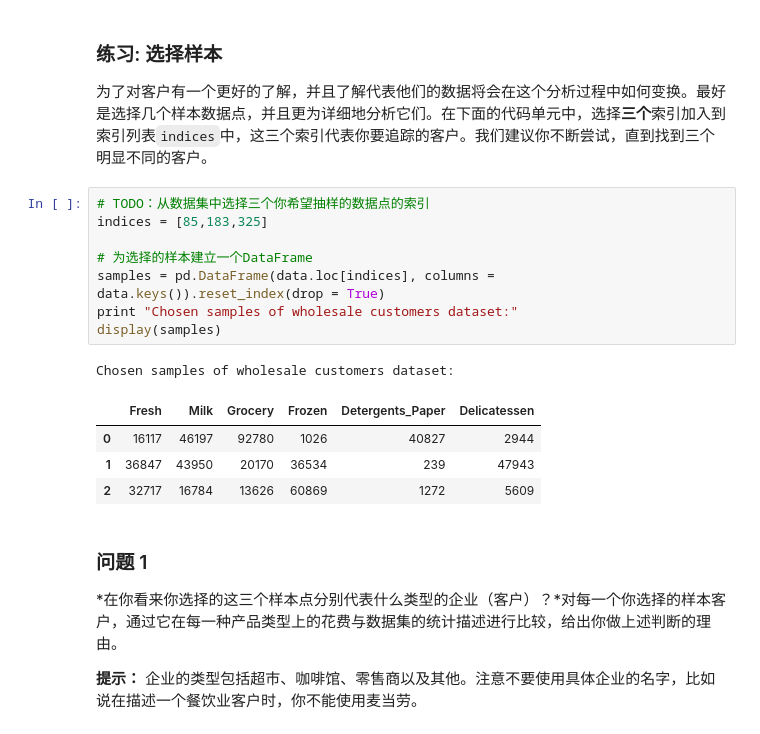
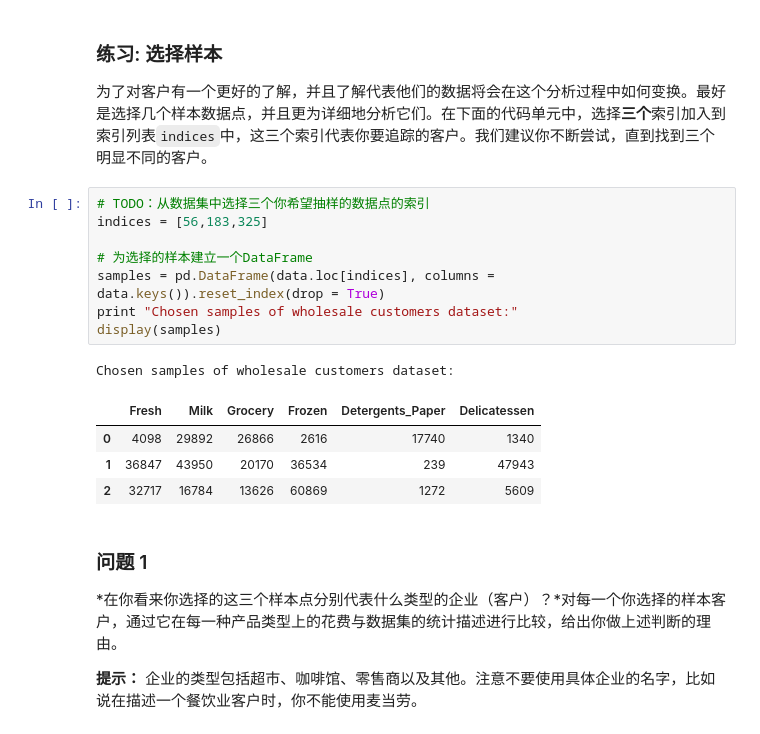
Before and after one commit to valleebleue/customer_segments, a Jupyter notebook: customer_segments.ipynb, the cells around one changed output. Drawn from its saved outputs; the diff is of its cells as text.

```diff
--- a/customer_segments.ipynb
+++ b/customer_segments.ipynb
@@ -63,16 +63,16 @@ display(data.describe())
 为了对客户有一个更好的了解，并且了解代表他们的数据将会在这个分析过程中如何变换。最好是选择几个样本数据点，并且更为详细地分析它们。在下面的代码单元中，选择**三个**索引加入到索引列表`indices`中，这三个索引代表你要追踪的客户。我们建议你不断尝试，直到找到三个明显不同的客户。
 # %%
 # TODO：从数据集中选择三个你希望抽样的数据点的索引
-indices = [85,183,325]
+indices = [56,183,325]
 
 # 为选择的样本建立一个DataFrame
 samples = pd.DataFrame(data.loc[indices], columns = data.keys()).reset_index(drop = True)
 print "Chosen samples of wholesale customers dataset:"
 display(samples)
 # %% [output]
 Chosen samples of wholesale customers dataset:
 |  | Fresh | Milk | Grocery | Frozen | Detergents_Paper | Delicatessen |
-| 0 | 16117 | 46197 | 92780 | 1026 | 40827 | 2944 |
+| 0 | 4098 | 29892 | 26866 | 2616 | 17740 | 1340 |
 | 1 | 36847 | 43950 | 20170 | 36534 | 239 | 47943 |
 | 2 | 32717 | 16784 | 13626 | 60869 | 1272 | 5609 |
 # %% [markdown]
```
Also changed, not shown: parts of 32 cells of this notebook, 1 other file.
